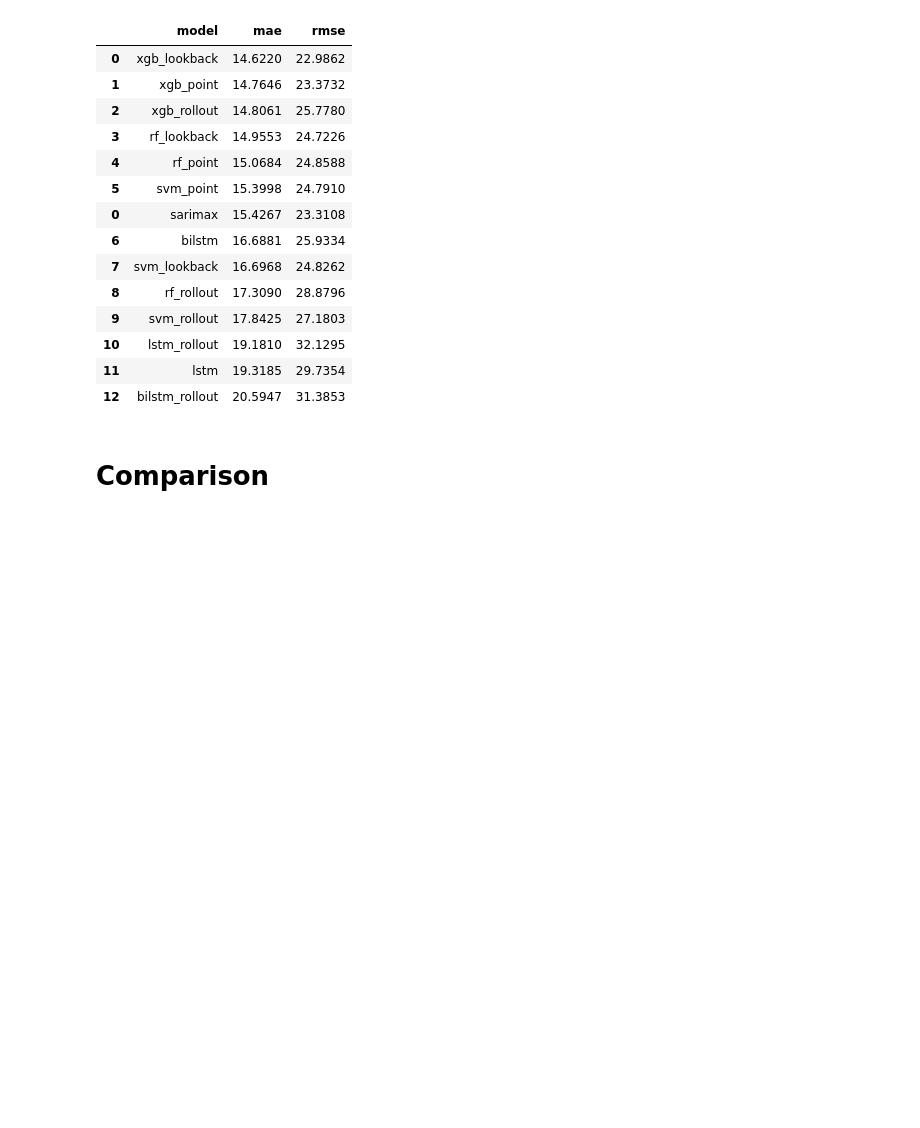
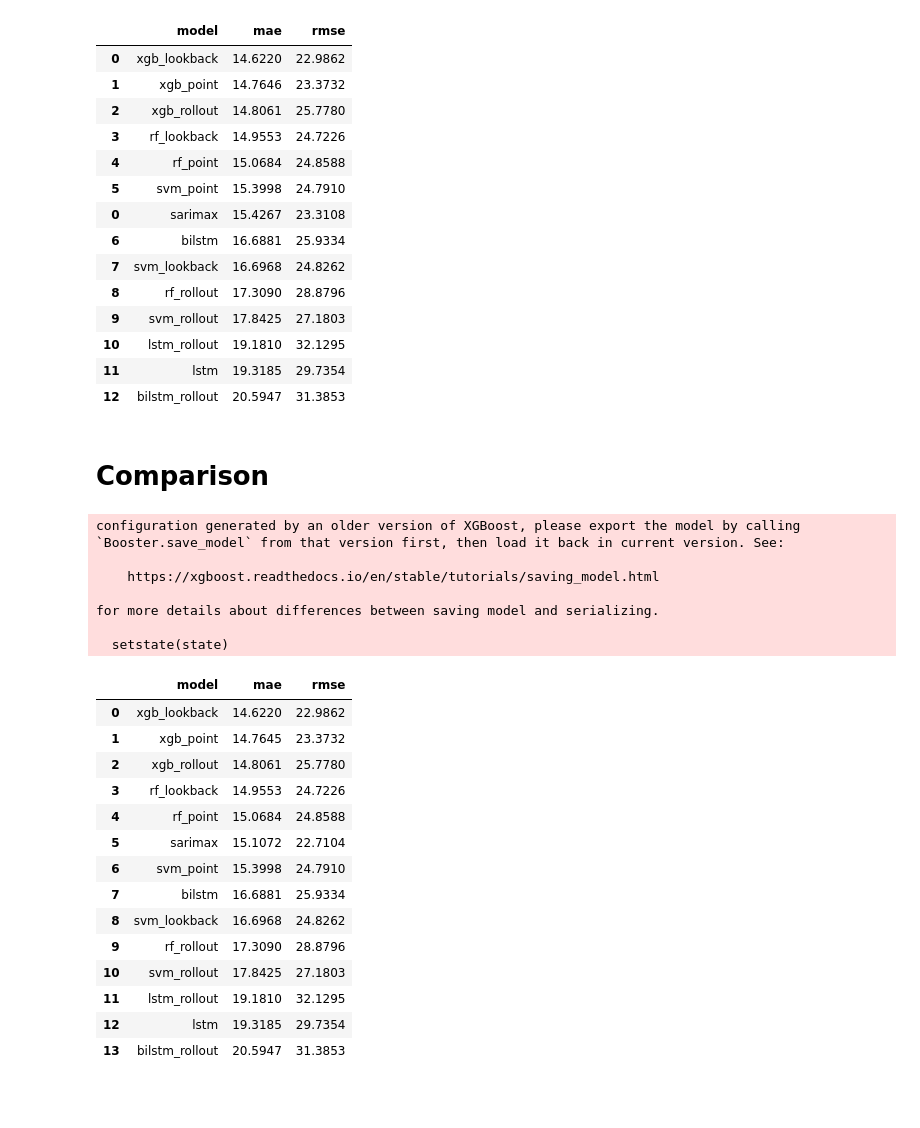
Before and after one commit to ds24m048/masters-thesis, a Jupyter notebook: modelling.ipynb, the cells around one changed output. Cells and saved outputs as stored; diff of their text form; code cells hidden in the pictures; blank space fills up the shorter version.

```diff
--- a/modelling.ipynb
+++ b/modelling.ipynb
@@ -2209,6 +2209,10 @@ Overall the residuals are close to white noise, indicating a good order. There a
 # save model
 sarimax_fit.save("models/sarimax_fit.pkl")
 # %%
+def sarimax_callback(params):
+    '''Just a dummy to avoid error while loading the model'''
+    return
+
 # load model
 sarimax_model = SARIMAXResults.load("models/sarimax_fit.pkl")
 # %%
@@ -2343,6 +2347,10 @@ for name in ["lstm", "bilstm"]:
     ]
 
 # ---------- SARIMAX (day-by-day multi-step forecast) ----------
+def sarimax_callback(params):
+    '''Just a dummy to avoid error while loading the model'''
+    return
+
 sarimax_model = SARIMAXResults.load("models/sarimax_fit.pkl")
 
 sarimax_endog_test = test_df[TARGET_COL].astype(np.float64)
@@ -2363,33 +2371,57 @@ for day in test_dates:
     exog_day = sarimax_exog_test.loc[day_mask].sort_index().asfreq("h")
 
     if len(exog_day) == 0 or exog_day.isna().any().any():
         print(f"WARNING: {day.date()} skipped (missing exog).")
         continue
 
     forecast = running_res.get_forecast(steps=len(exog_day), exog=exog_day)
     for ts, val in forecast.predicted_mean.items():
         sarimax_preds_t[ts] = val
 
     actual_day = sarimax_endog_test.reindex(exog_day.index)
     if actual_day.isna().any():
         print(f"WARNING: {day.date()} state not updated (missing actuals).")
         continue
     running_res = running_res.extend(endog=actual_day, exog=exog_day)
 
 sarimax_t = pd.Series(sarimax_preds_t, dtype=np.float64).sort_index().reindex(test_df.index)
 if sarimax_t.isna().any():
     raise ValueError(f"SARIMAX forecast is missing {int(sarimax_t.isna().sum())} test timestamps.")
 y_pred_sarimax = asinh_inverse(sarimax_t, c)
 
 records.append(
     {"model": "sarimax",
      "mae":  mae_score(y_test, y_pred_sarimax.to_numpy()),
      "rmse": rmse_score(y_test, y_pred_sarimax.to_numpy())}
 )
 
 # ---------- Combined score table ----------
 scores = pd.DataFrame(records).sort_values("mae", ignore_index=True)
 display(scores)
+# %% [output]
+configuration generated by an older version of XGBoost, please export the model by calling
+`Booster.save_model` from that version first, then load it back in current version. See:
+
+    https://xgboost.readthedocs.io/en/stable/tutorials/saving_model.html
+
+for more details about differences between saving model and serializing.
+
+  setstate(state)
+|  | model | mae | rmse |
+| 0 | xgb_lookback | 14.6220 | 22.9862 |
+| 1 | xgb_point | 14.7645 | 23.3732 |
+| 2 | xgb_rollout | 14.8061 | 25.7780 |
+| 3 | rf_lookback | 14.9553 | 24.7226 |
+| 4 | rf_point | 15.0684 | 24.8588 |
+| 5 | sarimax | 15.1072 | 22.7104 |
+| 6 | svm_point | 15.3998 | 24.7910 |
+| 7 | bilstm | 16.6881 | 25.9334 |
+| 8 | svm_lookback | 16.6968 | 24.8262 |
+| 9 | rf_rollout | 17.3090 | 28.8796 |
+| 10 | svm_rollout | 17.8425 | 27.1803 |
+| 11 | lstm_rollout | 19.1810 | 32.1295 |
+| 12 | lstm | 19.3185 | 29.7354 |
+| 13 | bilstm_rollout | 20.5947 | 31.3853 |
 # %%
 display_scores = scores.copy()
 
```
Also changed, not shown: parts of 1 cell of this notebook.
